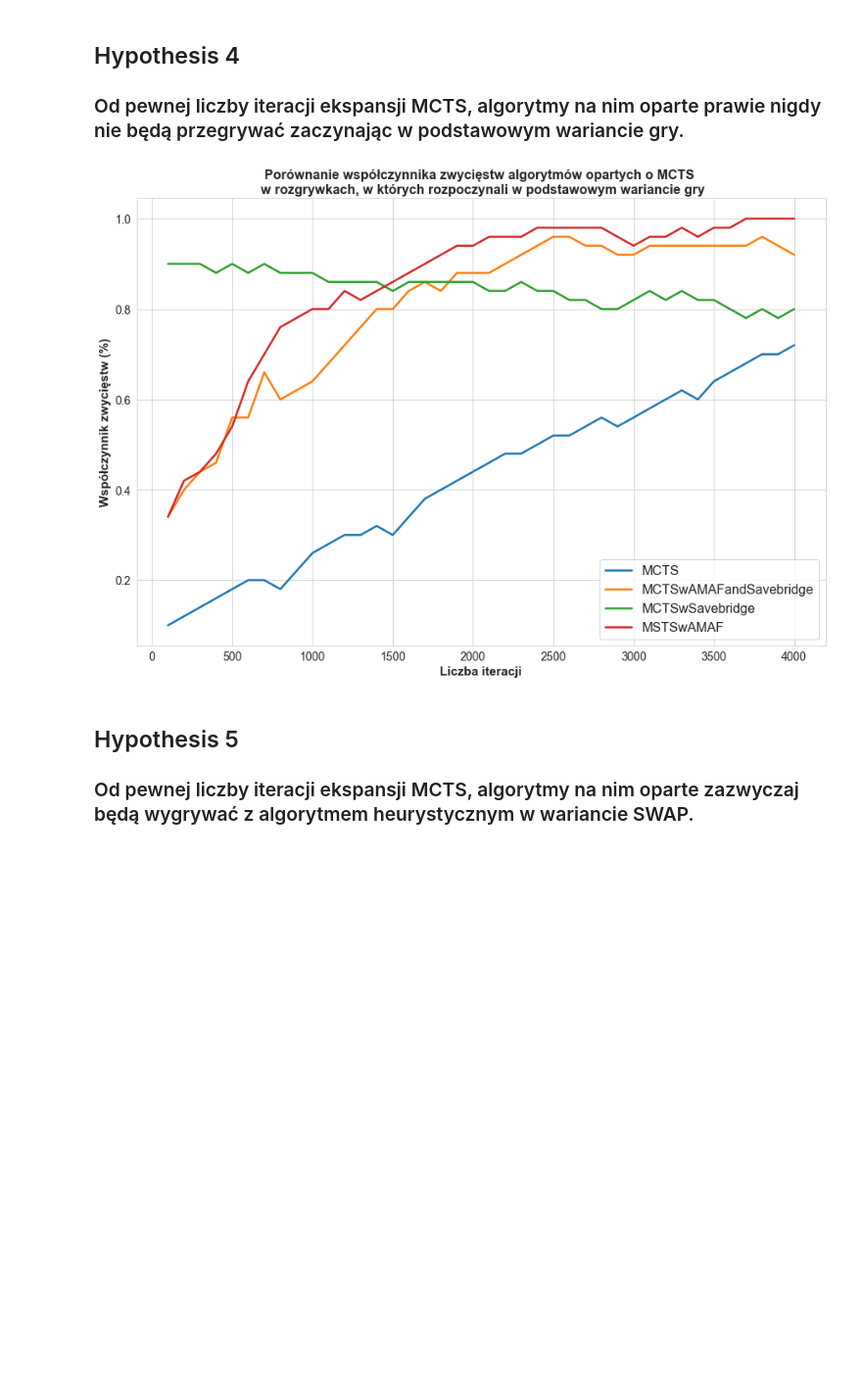
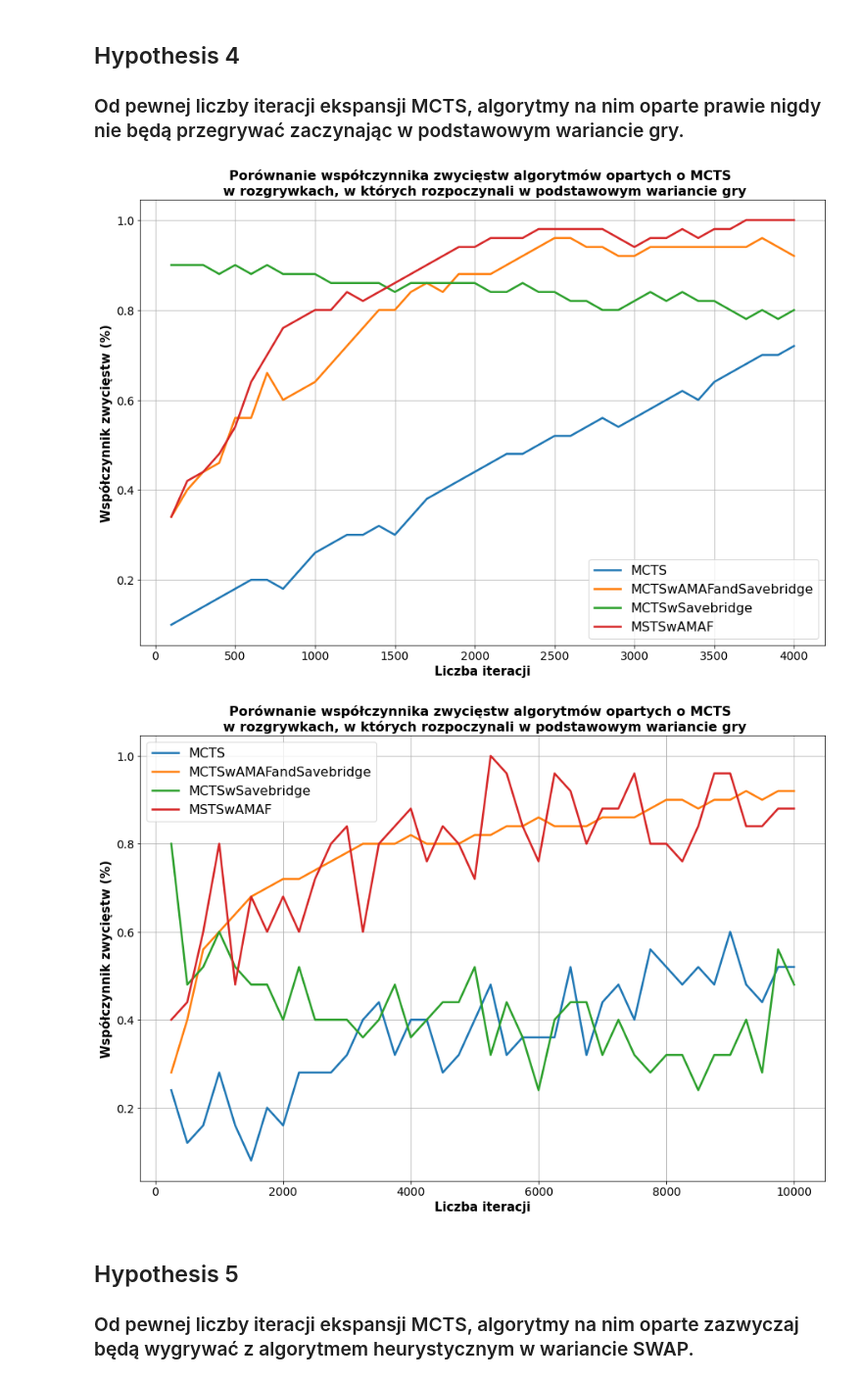
Before and after one commit to H4kan/minihex, a Jupyter notebook: analysis/jupyter/hex-results-analysis.ipynb, the cells around one changed output. Shown: that part at 98% size. Saved outputs shown, nothing was run; the diff lists cells and outputs as text; code cells hidden in the pictures; blank space fills up the shorter version.

```diff
--- a/analysis/jupyter/hex-results-analysis.ipynb
+++ b/analysis/jupyter/hex-results-analysis.ipynb
@@ -107,7 +107,7 @@ def load_data_hypo4(file_path):
     df = pd.read_csv(file_path, delim_whitespace=True)
     return df
 
-def create_plot_hypo4(df):
+def create_plot_hypo4(df, imageFilePath):
     plt.figure(figsize=(15, 10))
     grouped = df.groupby('Algorithm')
     for name, group in grouped:
@@ -117,17 +117,21 @@ def create_plot_hypo4(df):
     plt.xlabel('Liczba iteracji', fontsize=15, fontweight='bold')
     plt.ylabel('Współczynnik zwycięstw (%)', fontsize=15, fontweight='bold')
     plt.legend(fontsize=16)
-
+    plt.grid(True)
     plt.xticks(fontsize=14)
     plt.yticks(fontsize=14)
 
-    plt.savefig(f"..\\images\\hypo4\\winration-by-iteration-noswap-hex5.png", dpi=300)
+    plt.savefig(imageFilePath, dpi=300)
     plt.show()
-# %%
-data = load_data_hypo4("..\\testresults\\hypo4\\winratio-mcts-start-noswap-iterations-results-hex5.txt")
-create_plot_hypo4(data)
-# %% [output]
-[figure, removed]
+# %%
+data_hex5 = load_data_hypo4("..\\testresults\\hypo4\\winratio-mcts-start-noswap-iterations-results-hex5.txt")
+create_plot_hypo4(data_hex5, "..\\images\\hypo4\\winration-by-iteration-noswap-hex5.png")
+
+data_hex7 = load_data_hypo4("..\\testresults\\hypo4\\winratio-mcts-start-noswap-iterations-results-hex7.txt")
+create_plot_hypo4(data_hex7, "..\\images\\hypo4\\winration-by-iteration-noswap-hex7.png")
+# %% [output]
+[figure, added]
+[figure, added]
 # %% [markdown]
 ## Hypothesis 5
 ### Od pewnej liczby iteracji ekspansji MCTS, algorytmy na nim oparte zazwyczaj będą wygrywać z algorytmem heurystycznym w wariancie SWAP.
```
Also changed, not shown: parts of 1 cell of this notebook, 5 other files.
